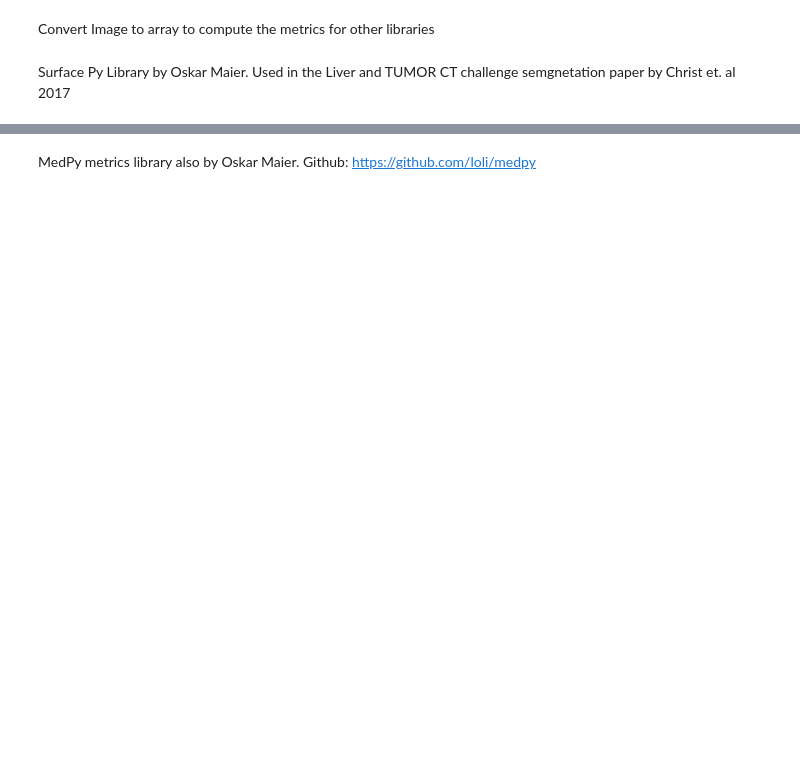
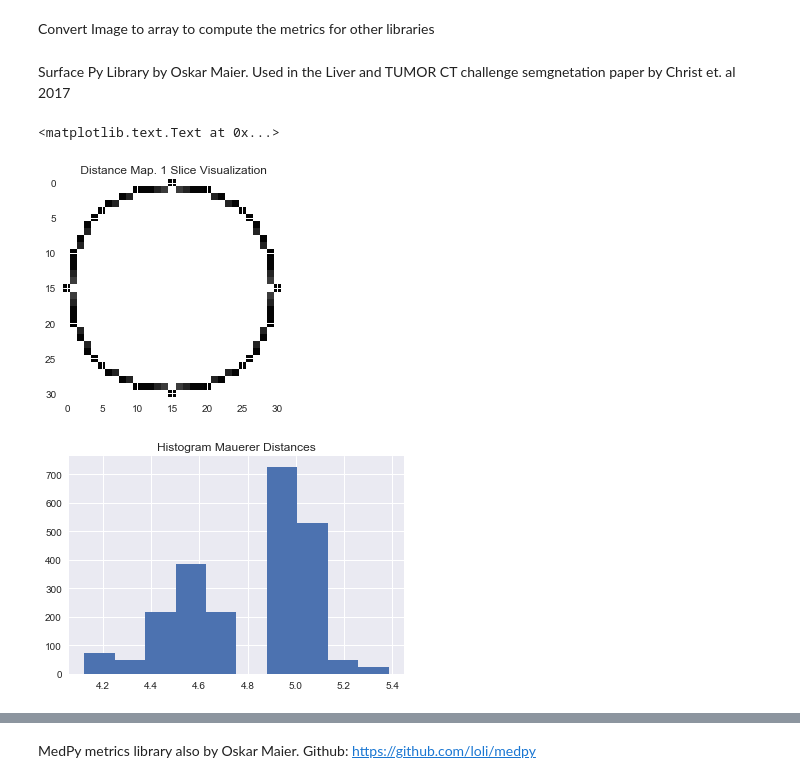
Before and after one commit to tri16cc/xml-processing-1, a Jupyter notebook: SegmentationEvaluation/DistanceMetrics_several_libraries.ipynb, the cells around one changed output, grey strips where cells are left out. Cells and saved outputs as stored; diff of their text form; code cells hidden in the pictures; blank space fills up the shorter version.

Commit message:
plot mauerer distance slice and hist - Jupyter Notebook

```diff
--- a/SegmentationEvaluation/DistanceMetrics_several_libraries.ipynb
+++ b/SegmentationEvaluation/DistanceMetrics_several_libraries.ipynb
@@ -97,6 +97,24 @@ else:
 
 surface_distance_SurfacePY_df = pd.DataFrame(data=surface_distance_SurfacePy, index = list(range(1)),
                               columns=[name for name, _ in SurfaceDistanceMeasuresSurfacePy.__members__.items()])
+# %%
+segmented_surface_float = sitk.GetArrayFromImage(segmented_surface)
+reference_distance_map_float = sitk.GetArrayFromImage(reference_distance_map)
+dists_to_plot = segmented_surface_float * reference_distance_map_float
+fig1, ax1= plt.subplots()
+z = int(np.floor(np.shape(dists_to_plot)[0]/2))
+plt.imshow(dists_to_plot[z,:,:])
+plt.title(' Distance Map. 1 Slice Visualization')
+
+ix = dists_to_plot.nonzero()
+dists_nonzero = dists_to_plot[ix]
+fig3, ax3 = plt.subplots()
+plt.hist(dists_nonzero/255)
+plt.title('Histogram Mauerer Distances')
+# %% [output]
+<matplotlib.text.Text at 0x...>
+[figure, added]
+[figure, added]
 # %%
 dists_refImgtoMask = evalsurf.get_reference_mask_nn()
 fig1, ax= plt.subplots()
```
Also changed, not shown: parts of 4 cells of this notebook.
